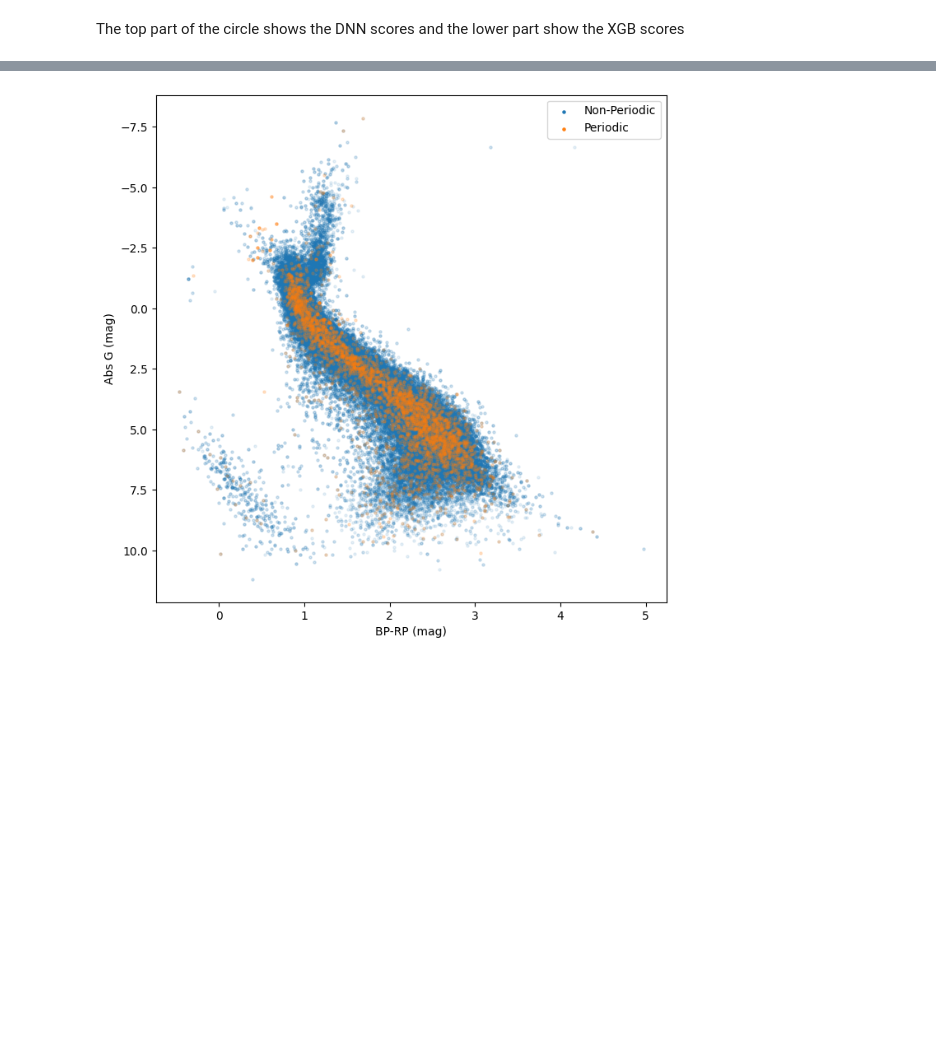
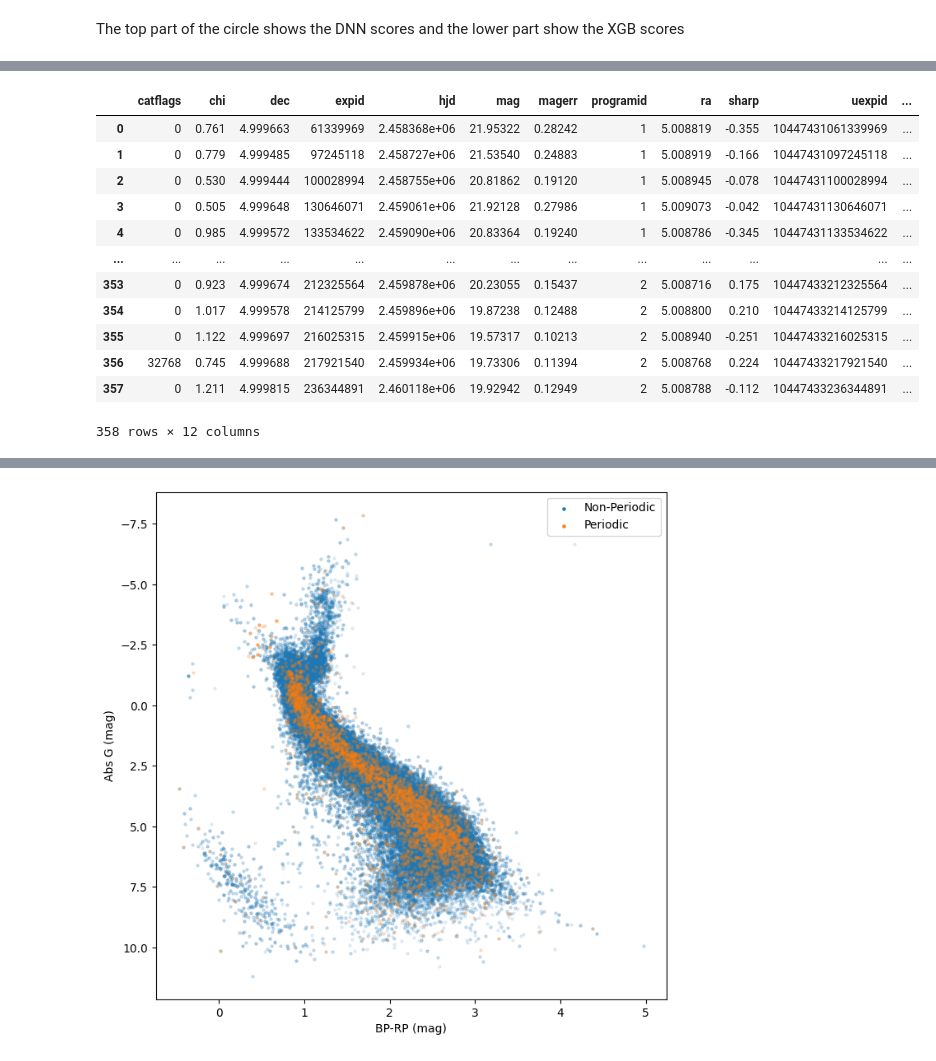
Before and after one commit to DanielWarshofsky/SCoPe_tools, a Jupyter notebook: db_scope_search.ipynb, the cells around one changed output, grey strips where cells are left out. Saved outputs shown, nothing was run; the diff lists cells and outputs as text; code cells hidden in the pictures; blank space fills up the shorter version.

```diff
--- a/db_scope_search.ipynb
+++ b/db_scope_search.ipynb
@@ -209,0 +214,17 @@ plt.tight_layout()
+# %%
+out_data=C.get_light_curves_by_coord(5.008773,4.999681)
+out_data
+# %% [output]
+|  | catflags | chi | dec | expid | hjd | mag | magerr | programid | ra | sharp | uexpid | ... |
+| 0 | 0 | 0.761 | 4.999663 | 61339969 | 2.458368e+06 | 21.95322 | 0.28242 | 1 | 5.008819 | -0.355 | 10447431061339969 | ... |
+| 1 | 0 | 0.779 | 4.999485 | 97245118 | 2.458727e+06 | 21.53540 | 0.24883 | 1 | 5.008919 | -0.166 | 10447431097245118 | ... |
+| 2 | 0 | 0.530 | 4.999444 | 100028994 | 2.458755e+06 | 20.81862 | 0.19120 | 1 | 5.008945 | -0.078 | 10447431100028994 | ... |
+| 3 | 0 | 0.505 | 4.999648 | 130646071 | 2.459061e+06 | 21.92128 | 0.27986 | 1 | 5.009073 | -0.042 | 10447431130646071 | ... |
+| 4 | 0 | 0.985 | 4.999572 | 133534622 | 2.459090e+06 | 20.83364 | 0.19240 | 1 | 5.008786 | -0.345 | 10447431133534622 | ... |
+| ... | ... | ... | ... | ... | ... | ... | ... | ... | ... | ... | ... | ... |
+| 353 | 0 | 0.923 | 4.999674 | 212325564 | 2.459878e+06 | 20.23055 | 0.15437 | 2 | 5.008716 | 0.175 | 10447433212325564 | ... |
+| 354 | 0 | 1.017 | 4.999578 | 214125799 | 2.459896e+06 | 19.87238 | 0.12488 | 2 | 5.008800 | 0.210 | 10447433214125799 | ... |
+| 355 | 0 | 1.122 | 4.999697 | 216025315 | 2.459915e+06 | 19.57317 | 0.10213 | 2 | 5.008940 | -0.251 | 10447433216025315 | ... |
+| 356 | 32768 | 0.745 | 4.999688 | 217921540 | 2.459934e+06 | 19.73306 | 0.11394 | 2 | 5.008768 | 0.224 | 10447433217921540 | ... |
+| 357 | 0 | 1.211 | 4.999815 | 236344891 | 2.460118e+06 | 19.92942 | 0.12949 | 2 | 5.008788 | -0.112 | 10447433236344891 | ... |
+358 rows × 12 columns
```
Also changed, not shown: parts of 13 cells of this notebook, 4 other files.
